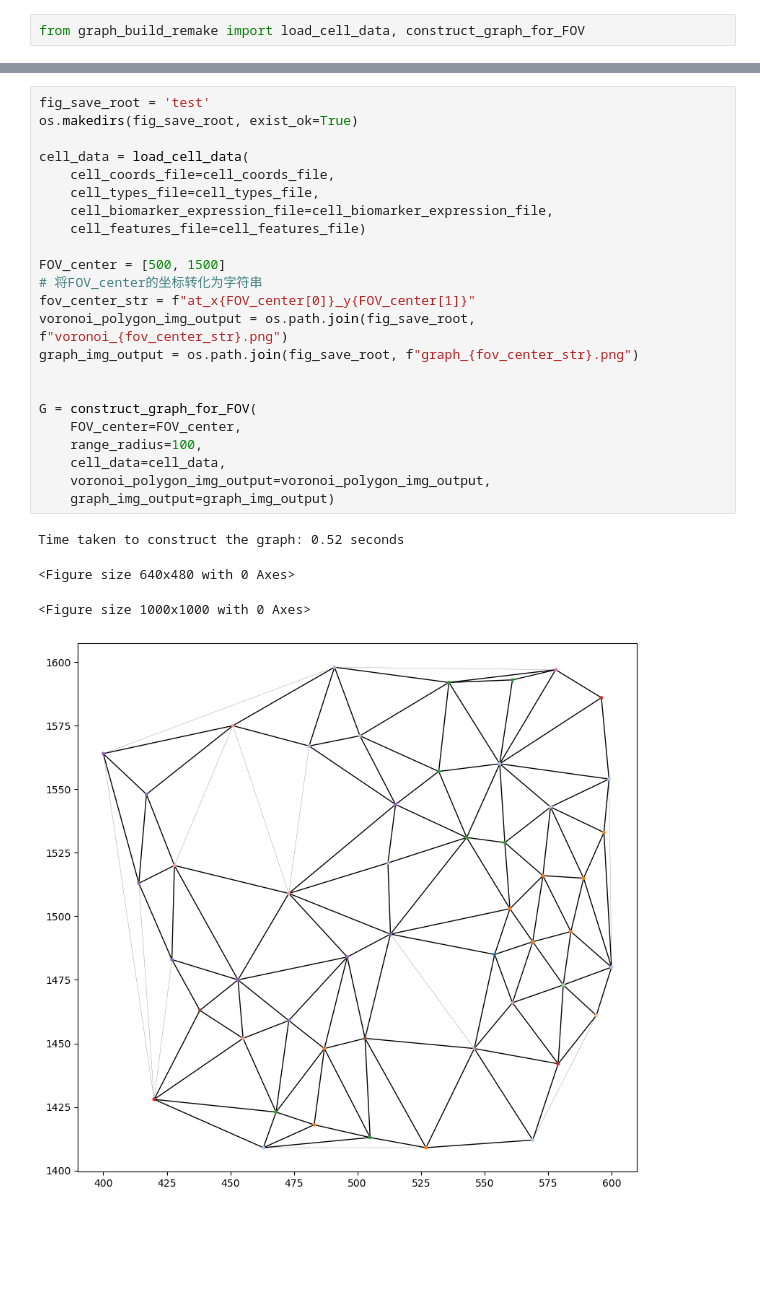
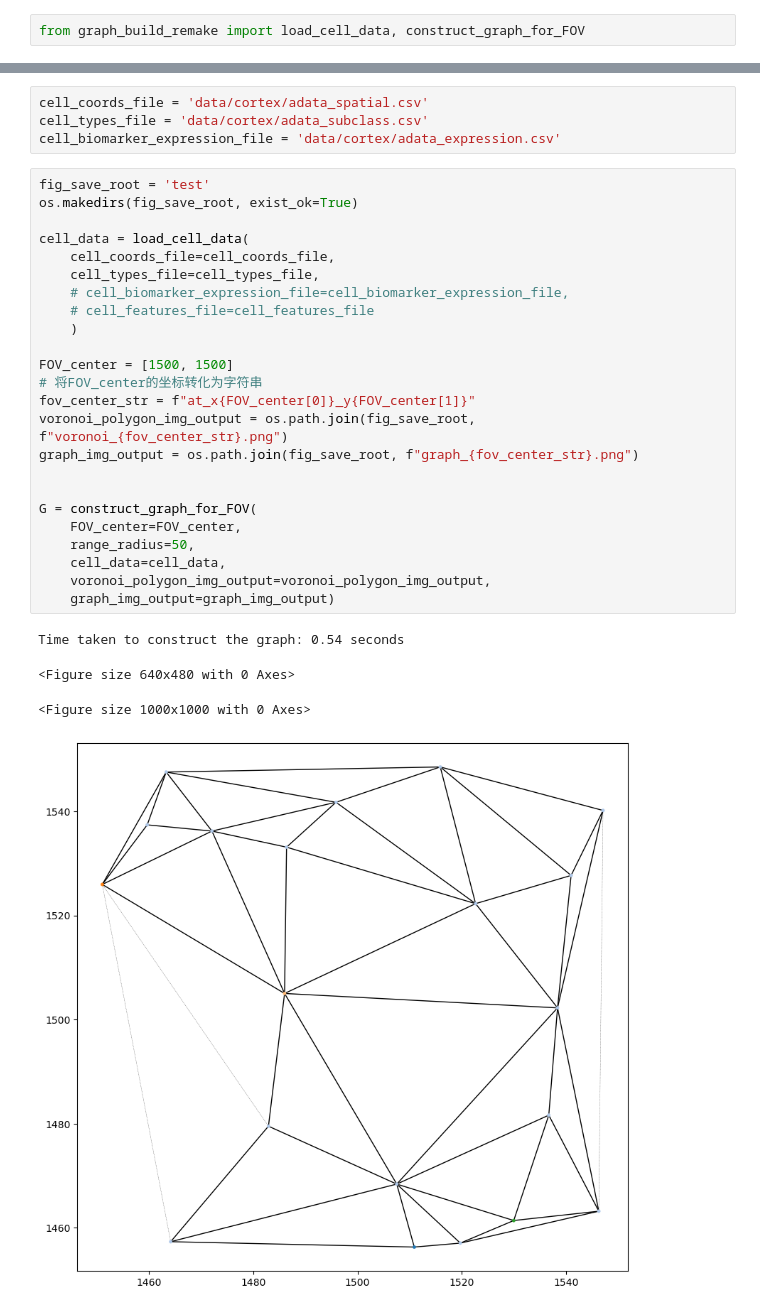
Before and after one commit to Heathcliff-Ng/GNNPractice, a Jupyter notebook: spacegm_remake.ipynb, the cells around one changed output, grey strips where cells are left out. Drawn from its saved outputs; the diff is of its cells as text; blank space fills up the shorter version.

```diff
--- a/spacegm_remake.ipynb
+++ b/spacegm_remake.ipynb
@@ -17,28 +8,33 @@ cell_features_file = 'data/voronoi/UPMC_c001_v001_r001_reg001.cell_features.csv'
+# %%
+cell_coords_file = 'data/cortex/adata_spatial.csv'
+cell_types_file = 'data/cortex/adata_subclass.csv'
+cell_biomarker_expression_file = 'data/cortex/adata_expression.csv'
 # %%
 fig_save_root = 'test'
 os.makedirs(fig_save_root, exist_ok=True)
 
 cell_data = load_cell_data(
     cell_coords_file=cell_coords_file,
     cell_types_file=cell_types_file,
-    cell_biomarker_expression_file=cell_biomarker_expression_file,
-    cell_features_file=cell_features_file)
+    # cell_biomarker_expression_file=cell_biomarker_expression_file,
+    # cell_features_file=cell_features_file
+    )
 
-FOV_center = [500, 1500]
+FOV_center = [1500, 1500]
 # 将FOV_center的坐标转化为字符串
 fov_center_str = f"at_x{FOV_center[0]}_y{FOV_center[1]}"
 voronoi_polygon_img_output = os.path.join(fig_save_root, f"voronoi_{fov_center_str}.png")
 graph_img_output = os.path.join(fig_save_root, f"graph_{fov_center_str}.png")
 
 
 G = construct_graph_for_FOV(
     FOV_center=FOV_center,
-    range_radius=100,
+    range_radius=50,
     cell_data=cell_data,
     voronoi_polygon_img_output=voronoi_polygon_img_output,
     graph_img_output=graph_img_output)
 # %% [output]
-Time taken to construct the graph: 0.52 seconds
+Time taken to construct the graph: 0.54 seconds
 <Figure size 640x480 with 0 Axes>
 <Figure size 1000x1000 with 0 Axes>
-[figure, old version]
+[figure, new version]
```
Also changed, not shown: parts of 17 cells of this notebook, 14 other files.
